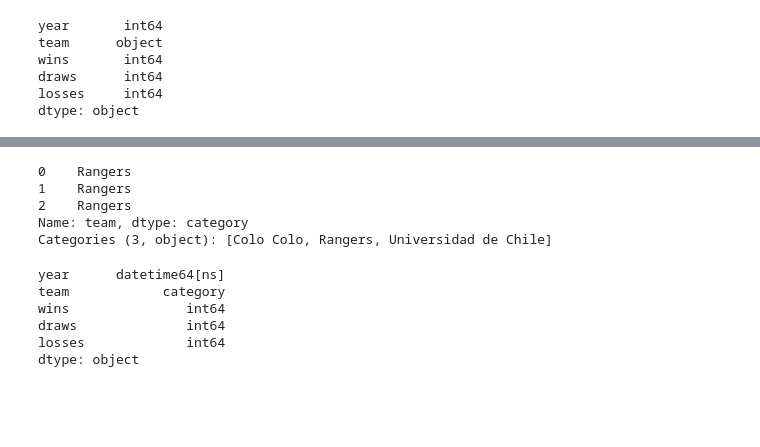
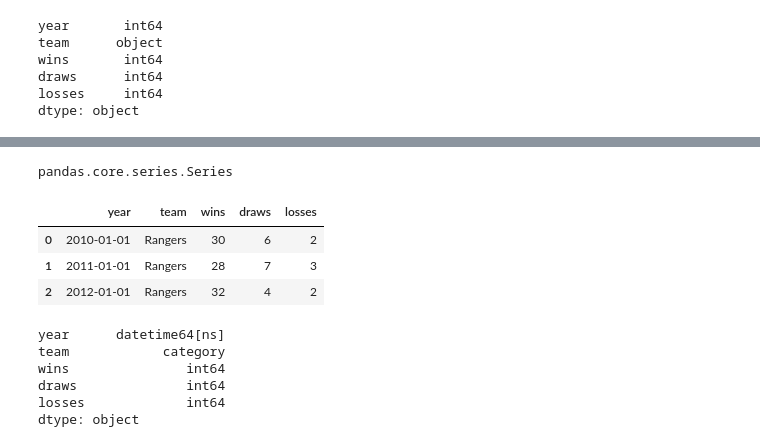
Before and after one commit to sherna90/analisis_algoritmos, a Jupyter notebook: 1.-intro_pandas.ipynb, the cells around one changed output, grey strips where cells are left out. Drawn from its saved outputs; the diff is of its cells as text; code cells hidden in the pictures; blank space fills up the shorter version.

```diff
--- a/1.-intro_pandas.ipynb
+++ b/1.-intro_pandas.ipynb
@@ -53,13 +53,16 @@ Categories (3, object): [Rangers, Colo Colo, Universidad de Chile]
+# %%
+type(df['team']=='Rangers')
+# %% [output]
+pandas.core.series.Series
 # %%
 df_talca=df[df['team']=='Rangers']
 # %%
-df_talca['team']
+df_talca
 # %% [output]
-0    Rangers
-1    Rangers
-2    Rangers
-Name: team, dtype: category
-Categories (3, object): [Colo Colo, Rangers, Universidad de Chile]
+|  | year | team | wins | draws | losses |
+| 0 | 2010-01-01 | Rangers | 30 | 6 | 2 |
+| 1 | 2011-01-01 | Rangers | 28 | 7 | 3 |
+| 2 | 2012-01-01 | Rangers | 32 | 4 | 2 |
 # %%
 df.dtypes
 # %% [output]
```
Also changed, not shown: parts of 15 cells of this notebook.
